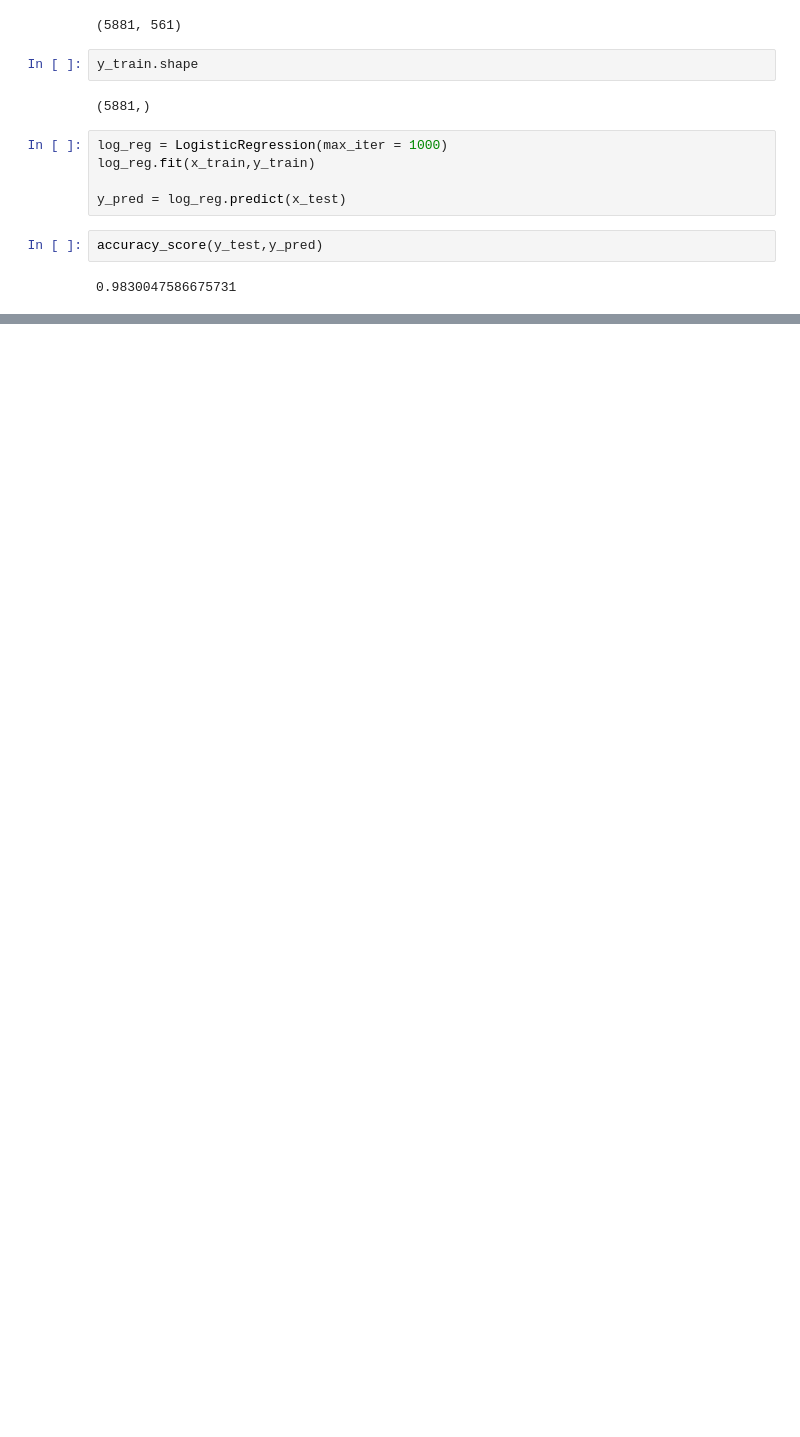
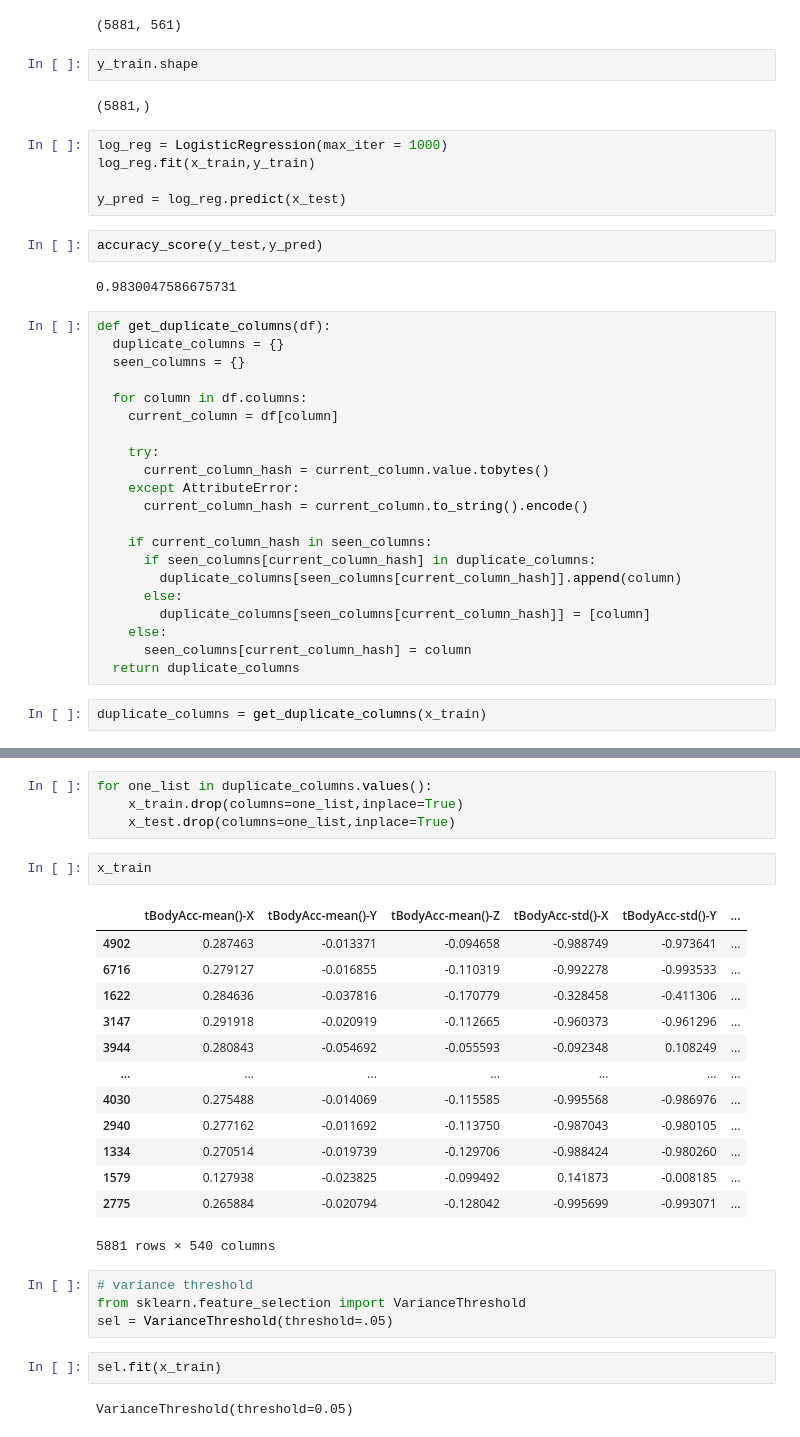
Before and after one commit to Swapn2/Data-Science-Learnings, a Jupyter notebook: feature_selection_1.ipynb, the cells around one changed output, grey strips where cells are left out. Saved outputs shown, nothing was run; the diff lists cells and outputs as text; blank space fills up the shorter version.

```diff
--- a/feature_selection_1.ipynb
+++ b/feature_selection_1.ipynb
@@ -57,3 +57,26 @@ y_pred = log_reg.predict(x_test)
 accuracy_score(y_test,y_pred)
 # %% [output]
 0.9830047586675731
+# %%
+def get_duplicate_columns(df):
+  duplicate_columns = {}
+  seen_columns = {}
+
+  for column in df.columns:
+    current_column = df[column]
+
+    try:
+      current_column_hash = current_column.value.tobytes()
+    except AttributeError:
+      current_column_hash = current_column.to_string().encode()
+
+    if current_column_hash in seen_columns:
+      if seen_columns[current_column_hash] in duplicate_columns:
+        duplicate_columns[seen_columns[current_column_hash]].append(column)
+      else:
+        duplicate_columns[seen_columns[current_column_hash]] = [column]
+    else:
+      seen_columns[current_column_hash] = column
+  return duplicate_columns
+# %%
+duplicate_columns = get_duplicate_columns(x_train)
@@ -59,0 +99,28 @@ accuracy_score(y_test,y_pred)
+# %%
+for one_list in duplicate_columns.values():
+    x_train.drop(columns=one_list,inplace=True)
+    x_test.drop(columns=one_list,inplace=True)
+# %%
+x_train
+# %% [output]
+|  | tBodyAcc-mean()-X | tBodyAcc-mean()-Y | tBodyAcc-mean()-Z | tBodyAcc-std()-X | tBodyAcc-std()-Y | ... |
+| 4902 | 0.287463 | -0.013371 | -0.094658 | -0.988749 | -0.973641 | ... |
+| 6716 | 0.279127 | -0.016855 | -0.110319 | -0.992278 | -0.993533 | ... |
+| 1622 | 0.284636 | -0.037816 | -0.170779 | -0.328458 | -0.411306 | ... |
+| 3147 | 0.291918 | -0.020919 | -0.112665 | -0.960373 | -0.961296 | ... |
+| 3944 | 0.280843 | -0.054692 | -0.055593 | -0.092348 | 0.108249 | ... |
+| ... | ... | ... | ... | ... | ... | ... |
+| 4030 | 0.275488 | -0.014069 | -0.115585 | -0.995568 | -0.986976 | ... |
+| 2940 | 0.277162 | -0.011692 | -0.113750 | -0.987043 | -0.980105 | ... |
+| 1334 | 0.270514 | -0.019739 | -0.129706 | -0.988424 | -0.980260 | ... |
+| 1579 | 0.127938 | -0.023825 | -0.099492 | 0.141873 | -0.008185 | ... |
+| 2775 | 0.265884 | -0.020794 | -0.128042 | -0.995699 | -0.993071 | ... |
+5881 rows × 540 columns
+# %%
+# variance threshold
+from sklearn.feature_selection import VarianceThreshold
+sel = VarianceThreshold(threshold=.05)
+# %%
+sel.fit(x_train)
+# %% [output]
+VarianceThreshold(threshold=0.05)
```
Also changed, not shown: parts of 4 cells of this notebook.
